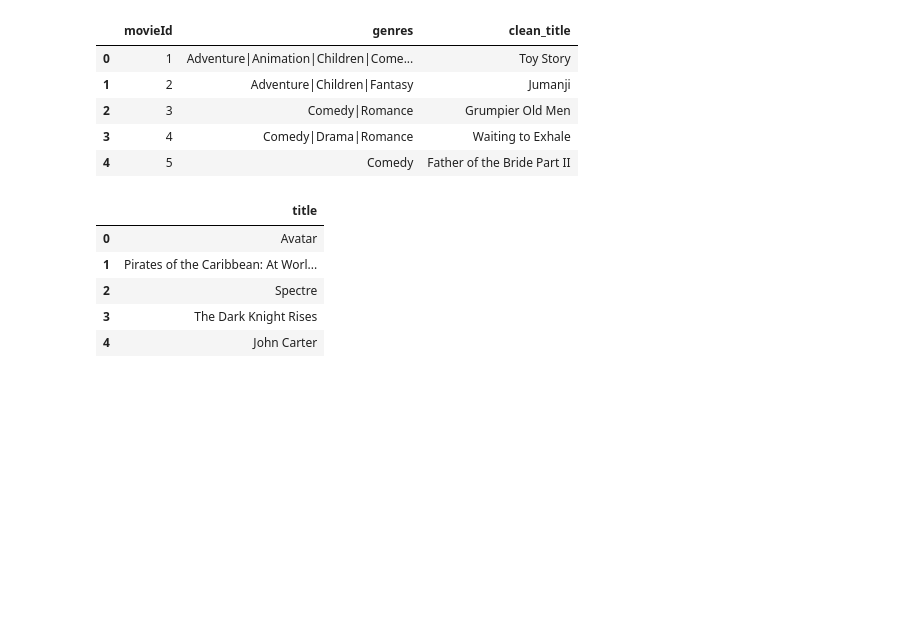
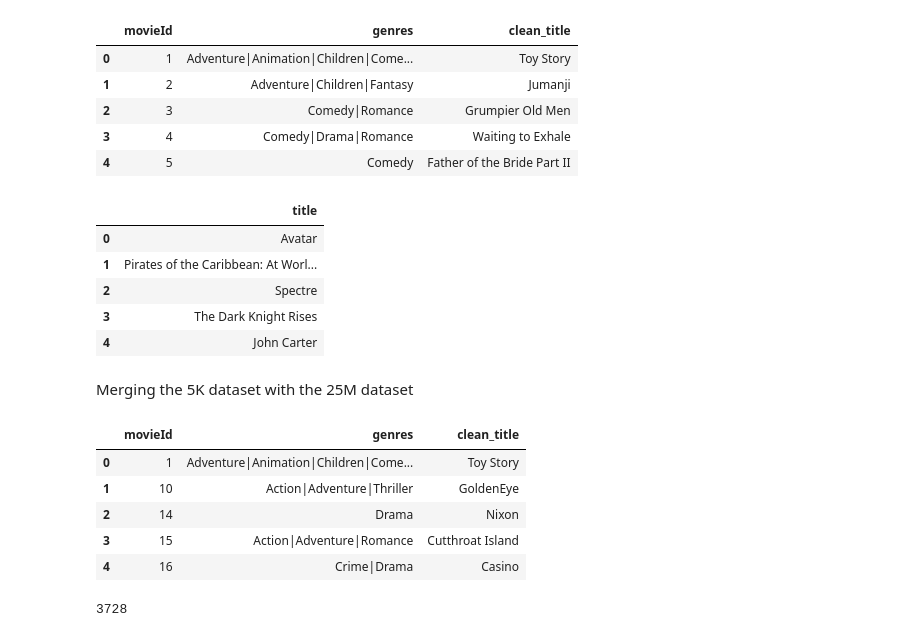
Before and after one commit to kanchanthapa/Movie-Recommendation-System, a Jupyter notebook: Movie-Recommendation.ipynb, the cells around one changed output. Cells and saved outputs as stored; diff of their text form; code cells hidden in the pictures; blank space fills up the shorter version.

Commit message:
Merging the 5K dataset with the 25M dataset

```diff
--- a/Movie-Recommendation.ipynb
+++ b/Movie-Recommendation.ipynb
@@ -78,3 +78,21 @@ movies_5000.head()
 | 2 | Spectre |
 | 3 | The Dark Knight Rises |
 | 4 | John Carter |
+# %% [markdown]
+Merging the 5K dataset with the 25M dataset
+# %%
+merged_dataset = pd.merge(movies_25M, movies_5000, left_on='clean_title', right_on='title', how='inner')
+merged_dataset.drop('title', axis=1, inplace=True)
+
+merged_dataset.head()
+# %% [output]
+|  | movieId | genres | clean_title |
+| 0 | 1 | Adventure|Animation|Children|Come... | Toy Story |
+| 1 | 10 | Action|Adventure|Thriller | GoldenEye |
+| 2 | 14 | Drama | Nixon |
+| 3 | 15 | Action|Adventure|Romance | Cutthroat Island |
+| 4 | 16 | Crime|Drama | Casino |
+# %%
+len(merged_dataset)
+# %% [output]
+3728
```
